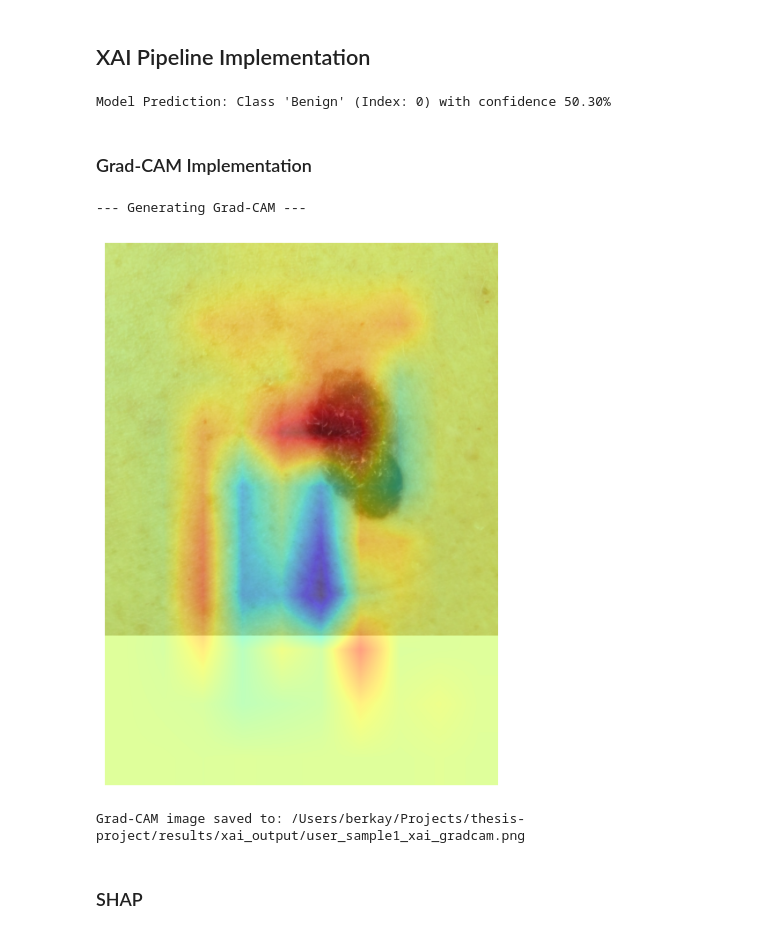
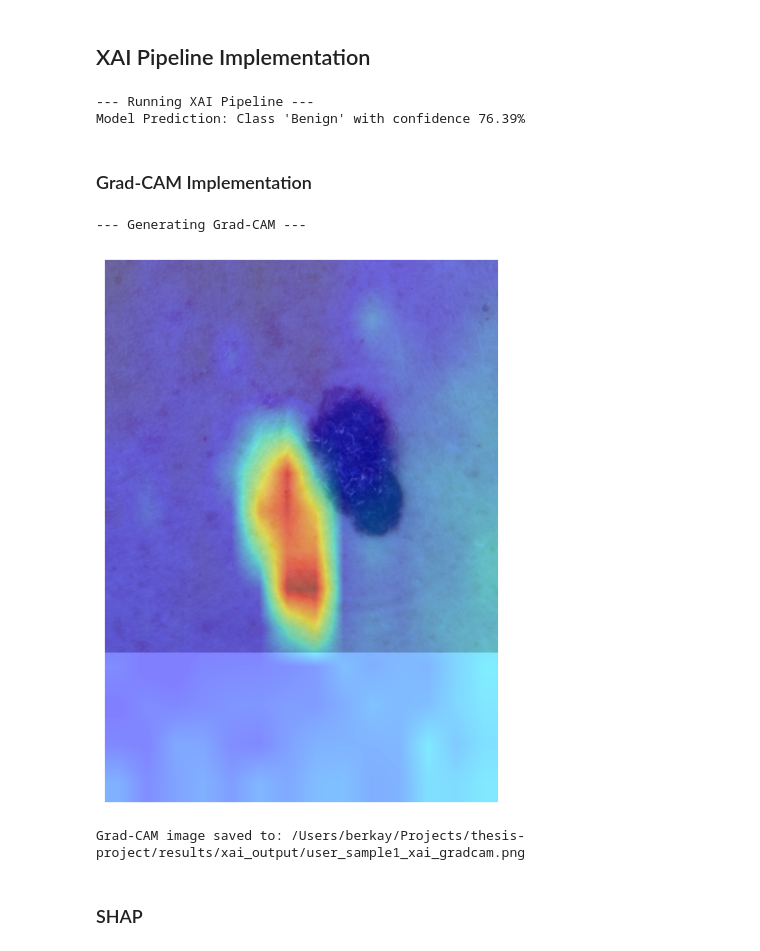
Before and after one commit to msc-ai-lab/thesis-project, a Jupyter notebook: notebooks/04_xai_pipeline.ipynb, the cells around one changed output. Saved outputs shown, nothing was run; the diff lists cells and outputs as text; code cells hidden in the pictures.

Commit message:
feat(TP-35): finalize xai pipeline

```diff
--- a/notebooks/04_xai_pipeline.ipynb
+++ b/notebooks/04_xai_pipeline.ipynb
@@ -91,21 +76,18 @@ This likely means the model architecture defined here does not match the one tha
 # %%
 # --- 4. Data Loading and Preprocessing ---
 
-# Define the transformations. These should be consistent with the *testing* transformations
-# from notebook 03 to ensure correct model input.
+print("\nLoading and preprocessing sample image...")
+
+# The model expects 224x224 images
 preprocess_transform = transforms.Compose([
-    transforms.Resize((299, 299)), # Xception models expect 299x299 images
+    transforms.Resize((224, 224)),
     transforms.ToTensor(),
     transforms.Normalize(mean=[0.485, 0.456, 0.406], std=[0.229, 0.224, 0.225]),
 ])
-
-# Load a single sample image for XAI analysis
 try:
     input_image = Image.open(SAMPLE_IMAGE_PATH).convert('RGB')
-    transformed_img = preprocess_transform(input_image)
-    input_tensor = transformed_img.unsqueeze(0) # Add batch dimension for the model
-    print(f"Successfully loaded and preprocessed sample image: {SAMPLE_IMAGE_PATH}")
+    input_tensor = preprocess_transform(input_image).unsqueeze(0)
+    print(f"Successfully loaded sample image: {SAMPLE_IMAGE_PATH}")
 except FileNotFoundError:
     print(f"ERROR: Sample image not found at '{SAMPLE_IMAGE_PATH}'")
-    print("Please add your input image to the 'user_inputs' folder and update the SAMPLE_IMAGE_PATH variable.")
 # %% [output]
@@ -115,56 +98,53 @@ Successfully loaded and preprocessed sample image: /Users/berkay/Projects/thesis
 # %%
 # --- 5. XAI Pipeline Implementation ---
 
-# First, we're getting the model's prediction for our sample image. This will be the target for the XAI methods.
-output = model(input_tensor)
-output_softmax = F.softmax(output, dim=1)
+print("\n--- Running XAI Pipeline ---")
+
+# Get model prediction
+logits = model(input_tensor).logits
+output_softmax = F.softmax(logits, dim=1)
 prediction_score, pred_label_idx = torch.topk(output_softmax, 1)
-pred_label_idx.squeeze_()
-predicted_class_index = pred_label_idx.item()
+predicted_class_index = pred_label_idx.squeeze().item()
 class_names = ['Benign', 'Malignant']
-print(f"\nModel Prediction: Class '{class_names[predicted_class_index]}' (Index: {predicted_class_index}) with confidence {prediction_score.item():.2%}")
-
-predicted_class = class_names[predicted_class_index]
-malignant_confidence = prediction_score.item() if predicted_class_index == 1 else 1 - prediction_score.item()
-
-# In Section 5, right after the model prediction
-model_output = pd.DataFrame({
-    'class': ['Benign', 'Malignant'],
-    'confidence': [malignant_confidence, 1 - malignant_confidence],
-})
-# export for our LLM integration: .to_csv()
-model_output.to_csv(os.path.join(OUTPUT_DIR, 'model_output.csv'), index=False)
+print(f"Model Prediction: Class '{class_names[predicted_class_index]}' with confidence {prediction_score.item():.2%}")
 # %% [output]
-Model Prediction: Class 'Benign' (Index: 0) with confidence 50.30%
+--- Running XAI Pipeline ---
+Model Prediction: Class 'Benign' with confidence 76.39%
 # %% [markdown]
 ### Grad-CAM Implementation
 # %%
 # --- 5a. Grad-CAM Implementation ---
 print("\n--- Generating Grad-CAM ---")
-# To find the target layer, we can print(model) and inspect the structure.
-# For the `timm` Xception model, `model.act4` is the final activation layer after all the blocks.
-# This is a good choice for our high-level feature map.
-grad_cam_layer = model.act4
-layer_gc = LayerGradCam(model, grad_cam_layer)
+
+# We target the initial convolutional layer that processes the image patches.
+# This layer is compatible with the standard Grad-CAM algorithm.
+grad_cam_layer = model.vit_model.vit.embeddings.patch_embeddings.projection
+
+def model_forward_wrapper(input_tensor):
+    """Wrapper to return only the logits tensor from the model's output."""
+    return model(input_tensor).logits
+
+layer_gc = LayerGradCam(model_forward_wrapper, grad_cam_layer)
 attribution_gc = layer_gc.attribute(input_tensor, target=predicted_class_index)
 
-# To save the clean heatmap overlay as requested, we'll build it manually.
+# The output from the convolutional layer is already a 2D feature map,
+# so we can resize it directly without token reshaping.
 heatmap = F.interpolate(attribution_gc, size=input_image.size, mode='bilinear', align_corners=False)
 heatmap = heatmap.squeeze().cpu().detach().numpy()
 
 # Plotting and saving the Grad-CAM image
-fig, ax = plt.subplots(figsize=(8, 8)) # Create a figure with a specific size
+fig, ax = plt.subplots(figsize=(8, 8))
 ax.imshow(input_image)
-ax.imshow(heatmap, cmap='jet', alpha=0.5) # Overlay heatmap with transparency
+ax.imshow(heatmap, cmap='jet', alpha=0.5)
 ax.axis('off')
 
 grad_cam_output_path = os.path.join(OUTPUT_DIR, 'user_sample1_xai_gradcam.png')
 plt.savefig(grad_cam_output_path, bbox_inches='tight', pad_inches=0)
 plt.show()
 print(f"Grad-CAM image saved to: {grad_cam_output_path}")
 # %% [output]
 --- Generating Grad-CAM ---
-[figure, old version]
+[figure, new version]
 Grad-CAM image saved to: /Users/berkay/Projects/thesis-project/results/xai_output/user_sample1_xai_gradcam.png
 # %% [markdown]
 ### SHAP
```
Also changed, not shown: parts of 9 cells of this notebook, 14 other files.
